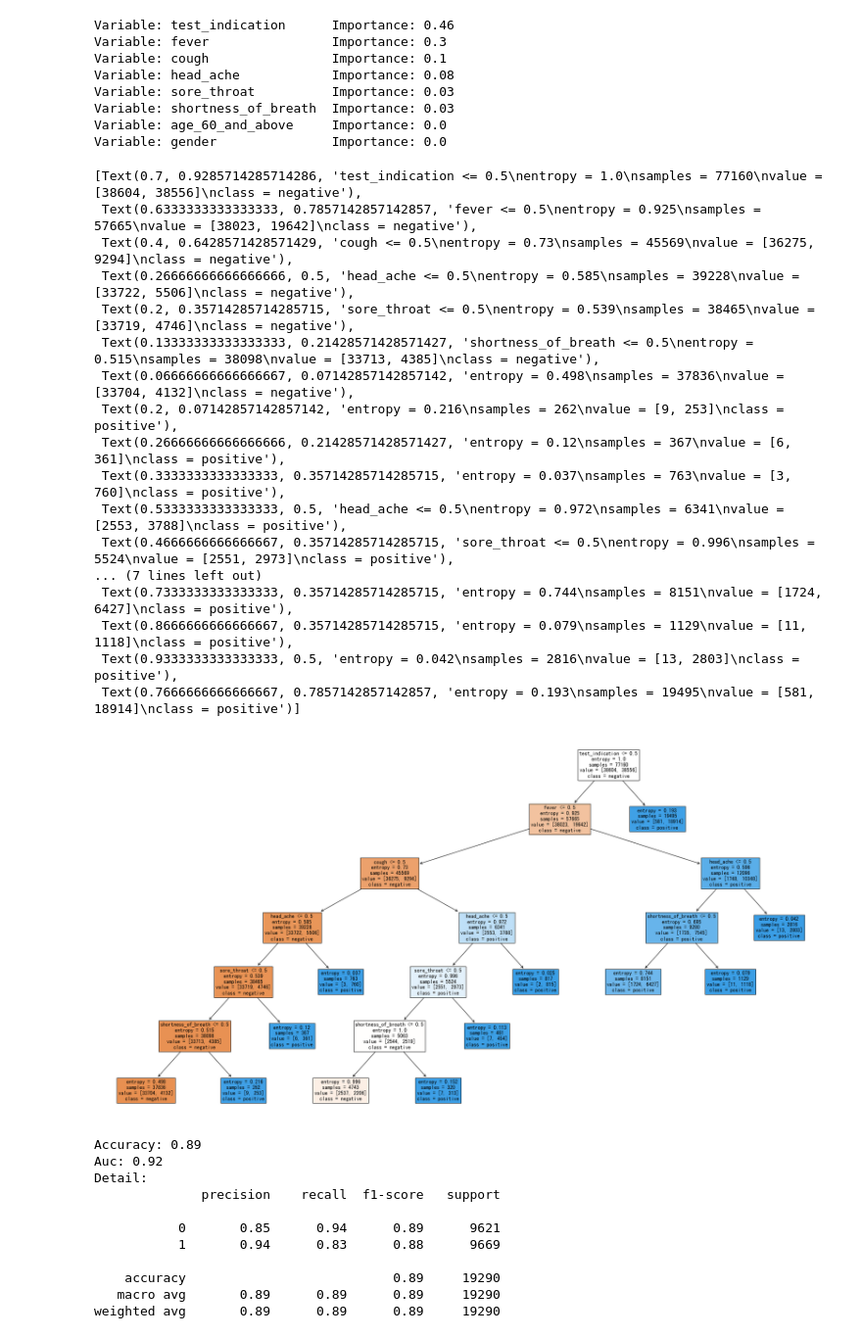
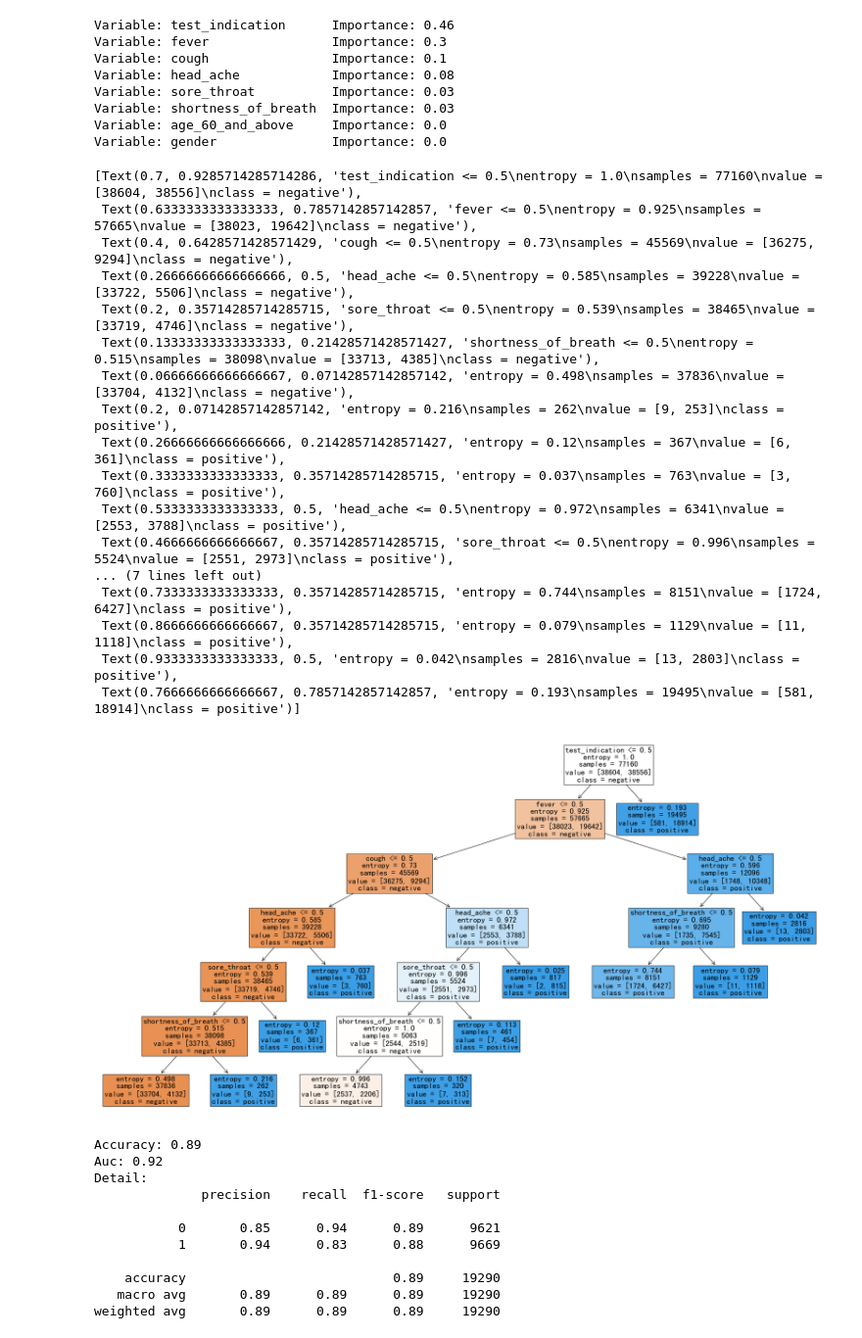
Before and after one commit to oraclekaia/dm, a Jupyter notebook: project1.ipynb, the cells around one changed output. Shown at 98% size. Saved outputs shown, nothing was run; the diff lists cells and outputs as text; code cells hidden in the pictures.

```diff
--- a/project1.ipynb
+++ b/project1.ipynb
@@ -901,30 +901,30 @@ Variable: gender               Importance: 0.0
 # %%
 class_name=['negative', 'positive']
 fig=plt.figure(figsize=(30, 16))
 plot_tree(dt_all,
           feature_names=features_all,
           class_names=class_name,
-          fontsize=12,
+          fontsize=18,
           filled=True)
 # %% [output]
 [Text(0.7, 0.9285714285714286, 'test_indication <= 0.5\nentropy = 1.0\nsamples = 77160\nvalue = [38604, 38556]\nclass = negative'),
  Text(0.6333333333333333, 0.7857142857142857, 'fever <= 0.5\nentropy = 0.925\nsamples = 57665\nvalue = [38023, 19642]\nclass = negative'),
  Text(0.4, 0.6428571428571429, 'cough <= 0.5\nentropy = 0.73\nsamples = 45569\nvalue = [36275, 9294]\nclass = negative'),
  Text(0.26666666666666666, 0.5, 'head_ache <= 0.5\nentropy = 0.585\nsamples = 39228\nvalue = [33722, 5506]\nclass = negative'),
  Text(0.2, 0.35714285714285715, 'sore_throat <= 0.5\nentropy = 0.539\nsamples = 38465\nvalue = [33719, 4746]\nclass = negative'),
  Text(0.13333333333333333, 0.21428571428571427, 'shortness_of_breath <= 0.5\nentropy = 0.515\nsamples = 38098\nvalue = [33713, 4385]\nclass = negative'),
  Text(0.06666666666666667, 0.07142857142857142, 'entropy = 0.498\nsamples = 37836\nvalue = [33704, 4132]\nclass = negative'),
  Text(0.2, 0.07142857142857142, 'entropy = 0.216\nsamples = 262\nvalue = [9, 253]\nclass = positive'),
  Text(0.26666666666666666, 0.21428571428571427, 'entropy = 0.12\nsamples = 367\nvalue = [6, 361]\nclass = positive'),
  Text(0.3333333333333333, 0.35714285714285715, 'entropy = 0.037\nsamples = 763\nvalue = [3, 760]\nclass = positive'),
  Text(0.5333333333333333, 0.5, 'head_ache <= 0.5\nentropy = 0.972\nsamples = 6341\nvalue = [2553, 3788]\nclass = positive'),
  Text(0.4666666666666667, 0.35714285714285715, 'sore_throat <= 0.5\nentropy = 0.996\nsamples = 5524\nvalue = [2551, 2973]\nclass = positive'),
 ... (7 lines left out)
  Text(0.7333333333333333, 0.35714285714285715, 'entropy = 0.744\nsamples = 8151\nvalue = [1724, 6427]\nclass = positive'),
  Text(0.8666666666666667, 0.35714285714285715, 'entropy = 0.079\nsamples = 1129\nvalue = [11, 1118]\nclass = positive'),
  Text(0.9333333333333333, 0.5, 'entropy = 0.042\nsamples = 2816\nvalue = [13, 2803]\nclass = positive'),
  Text(0.7666666666666667, 0.7857142857142857, 'entropy = 0.193\nsamples = 19495\nvalue = [581, 18914]\nclass = positive')]
-[figure, old version]
+[figure, new version]
 # %%
 classes = np.unique(y_test_all)
 y_test_array = pd.get_dummies(y_test_all, drop_first=False).values
```
Also changed, not shown: parts of 1 cell of this notebook.
